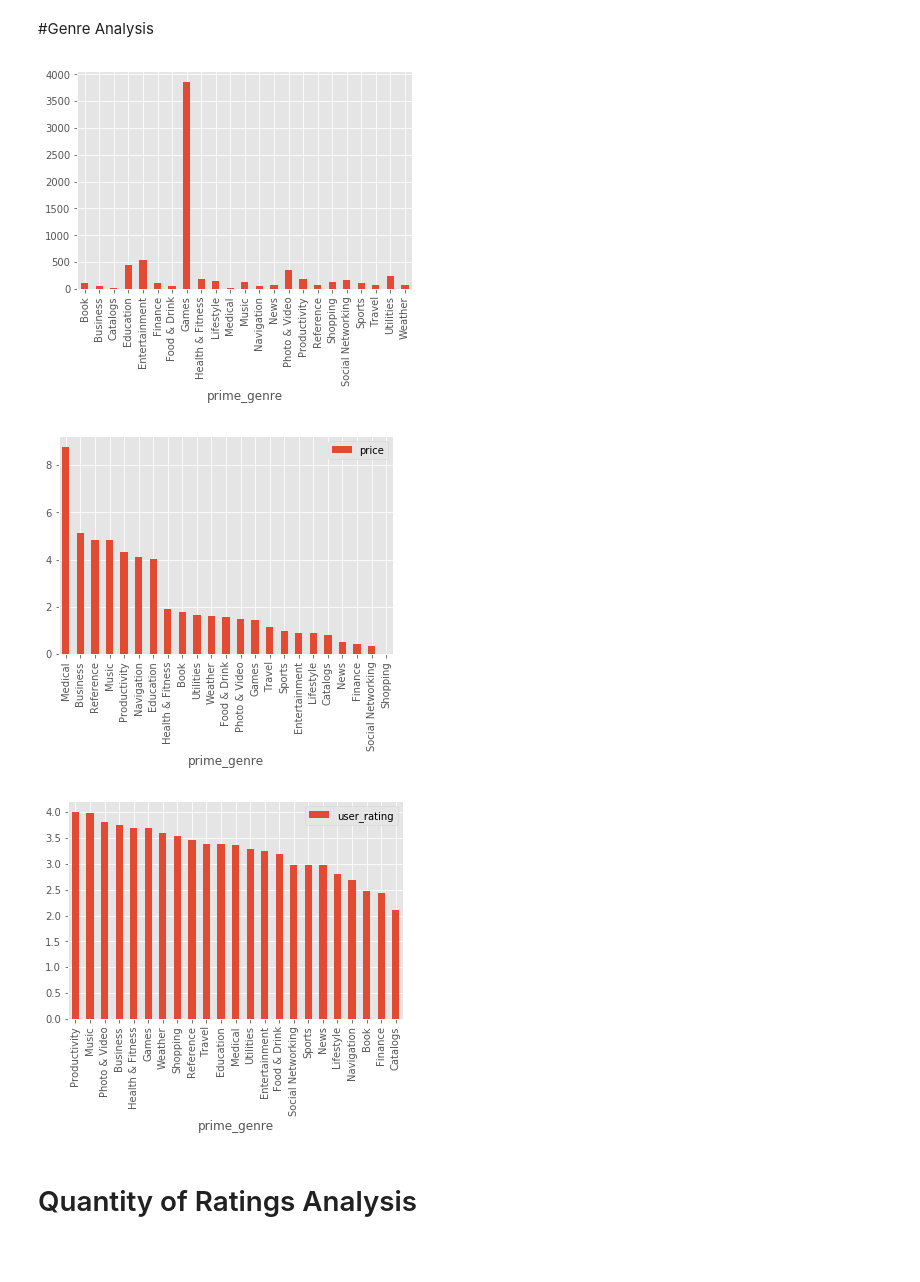
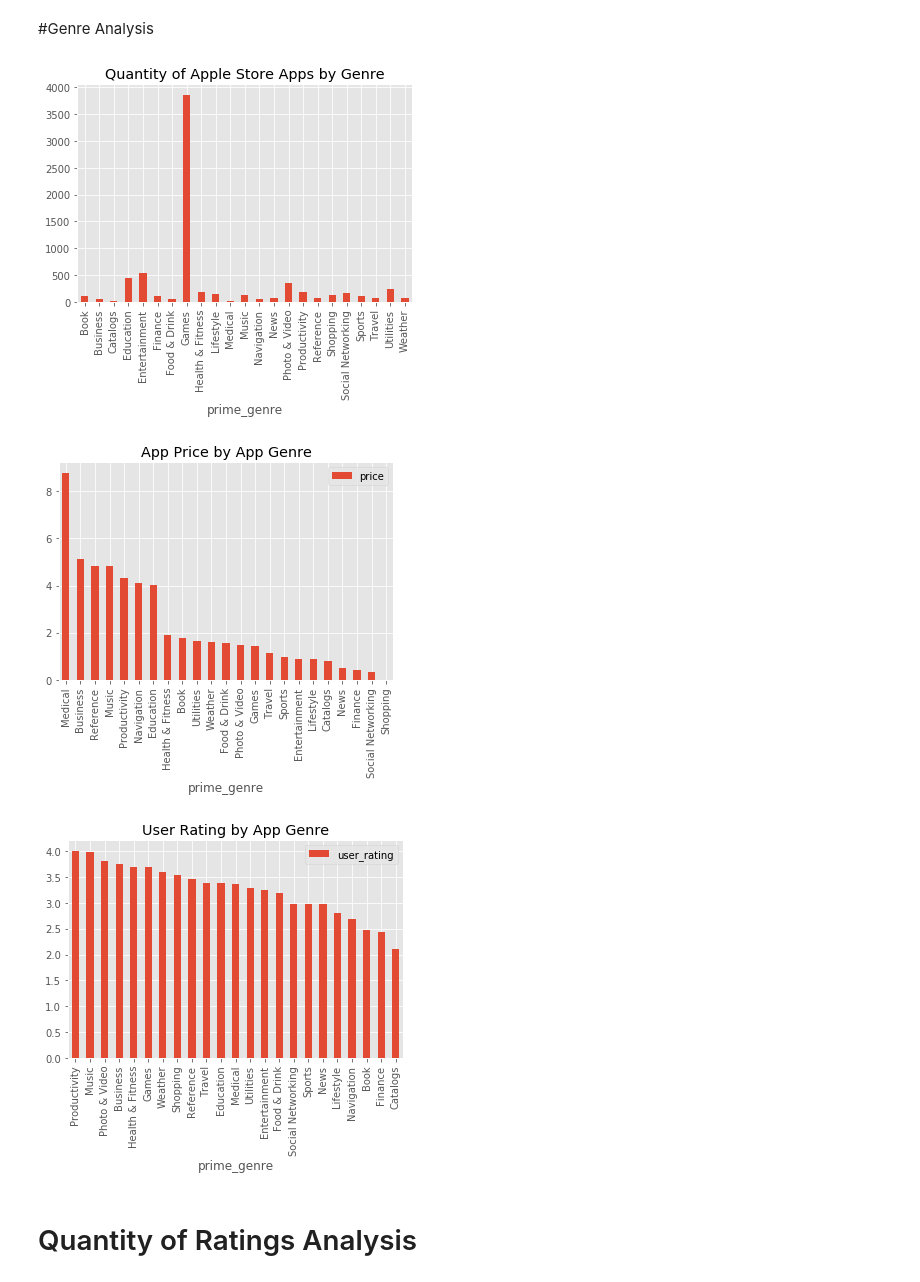
Before and after one commit to mburschtin/GA-Python-, a Jupyter notebook: Appstore_Final_Project.ipynb, the cells around one changed output. Drawn from its saved outputs; the diff is of its cells as text; code cells hidden in the pictures; blank space fills up the shorter version.

```diff
--- a/Appstore_Final_Project.ipynb
+++ b/Appstore_Final_Project.ipynb
@@ -249,26 +249,26 @@ sns.distplot(prod['price'])
 #Genre Analysis
 # %%
 # Overview of Genres
-prod.groupby('prime_genre')['id'].nunique().plot(kind='bar')
+prod.groupby('prime_genre')['id'].nunique().plot(kind='bar', title='Quantity of Apple Store Apps by Genre')
 plt.show()
 # %% [output]
-[figure, old version]
+[figure, new version]
 # %%
 # Average price by prime_genre
 prod_subset = prod[['prime_genre', 'price']]
 k = prod_subset[['prime_genre', 'price']].groupby('prime_genre').mean().sort_values('price', ascending=False)
-k.plot(kind='bar')
+k.plot(kind='bar', title='App Price by App Genre')
 plt.show()
 # %% [output]
-[figure, old version]
+[figure, new version]
 # %%
 # Average Rating by Genre
 prod_subset = prod[['prime_genre', 'user_rating']]
 k = prod_subset[['prime_genre', 'user_rating']].groupby('prime_genre').mean().sort_values('user_rating', ascending=False)
-k.plot(kind='bar')
+k.plot(kind='bar', title='User Rating by App Genre')
 plt.show()
 # %% [output]
-[figure, old version]
+[figure, new version]
 # %% [markdown]
 # Quantity of Ratings Analysis
 # %%
```
Also changed, not shown: parts of 1 cell of this notebook.
